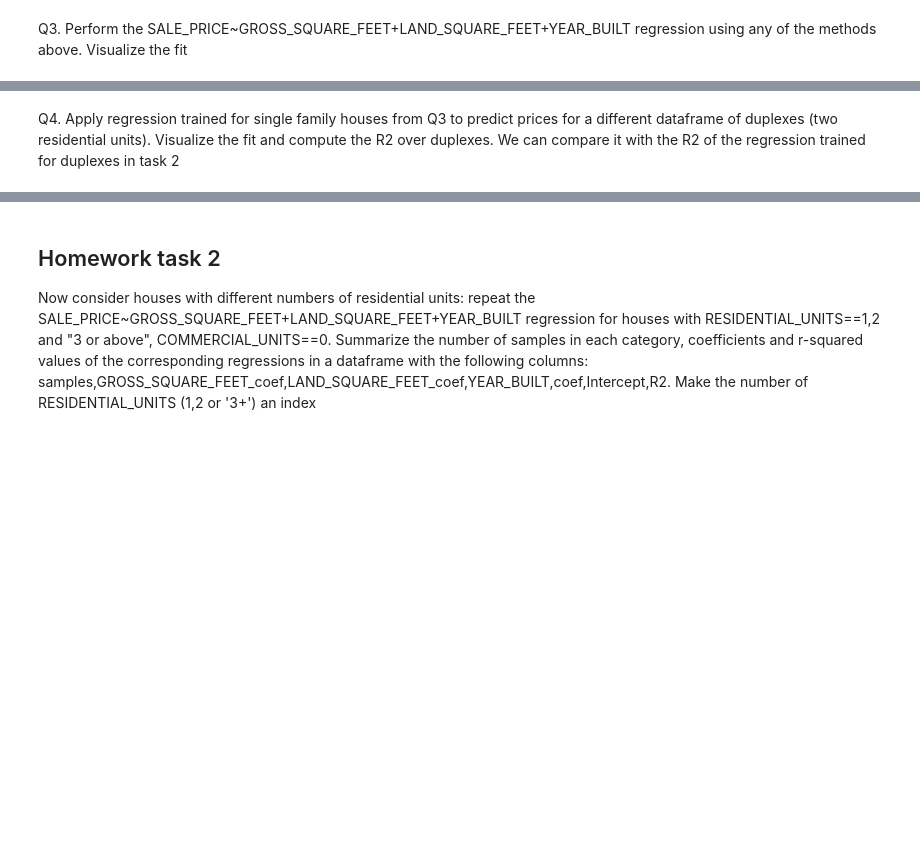
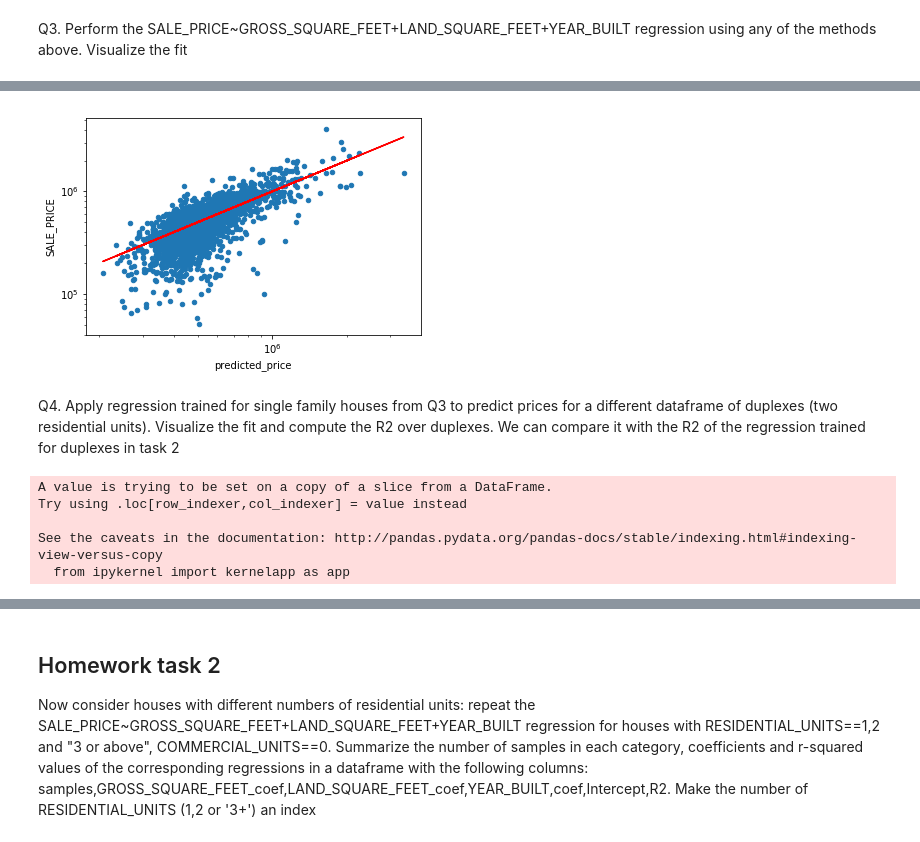
Before and after one commit to tharma3/ads, a Jupyter notebook: session3_mrn291.ipynb, the cells around one changed output, grey strips where cells are left out. Cells and saved outputs as stored; diff of their text form; code cells hidden in the pictures; blank space fills up the shorter version.

```diff
--- a/session3_mrn291.ipynb
+++ b/session3_mrn291.ipynb
@@ -589,2 +581,6 @@ Analize the single familty houses (RESIDENTIAL_UNITS==1, COMMERCIAL_UNITS==0) se
 # %% [markdown]
 Q1. Find the single-family house with the highest price per square foot
+# %%
+REStaten_['PRICE_PER_FOOT'] = REStaten_['GROSS_SQUARE_FEET'] / REStaten_['SALE_PRICE']
+sf = REStaten_.loc[(REStaten_['RESIDENTIAL_UNITS']==1)&(REStaten_['COMMERCIAL_UNITS']==0)]
+sf.loc[sf['PRICE_PER_FOOT'].idxmax()]
@@ -593,2 +614,6 @@ Q2. Build correlation matrix for YEAR_BUILT,GROSS_SQUARE_FEET, LAND_SQUARE_FEET
 # %% [markdown]
 Q3. Perform the SALE_PRICE~GROSS_SQUARE_FEET+LAND_SQUARE_FEET+YEAR_BUILT regression using any of the methods above. Visualize the fit
+# %%
+lm = smf.ols(formula='SALE_PRICE~GROSS_SQUARE_FEET+LAND_SQUARE_FEET+YEAR_BUILT', data = sf).fit()
+print(lm.summary())
+sf['predicted_price']=lm.predict()
@@ -595,2 +643,18 @@ Q3. Perform the SALE_PRICE~GROSS_SQUARE_FEET+LAND_SQUARE_FEET+YEAR_BUILT regress
+# %%
+fig, ax = plt.subplots() #get axis to plot on
+ax.set_xscale('log'); ax.set_yscale('log') #set up log-scale for axis
+sf.plot(ax=ax,kind='scatter',x='predicted_price',y='SALE_PRICE') #show the data
+ax.plot(sf.predicted_price,sf.predicted_price,'r-'); #show the regression line
+# %% [output]
+[figure, added]
 # %% [markdown]
 Q4. Apply regression trained for single family houses from Q3 to predict prices for a different dataframe of duplexes (two residential units). Visualize the fit and compute the R2 over duplexes. We can compare it with the R2 of the regression trained for duplexes in task 2
+# %%
+duplex = REStaten_.loc[(REStaten_['RESIDENTIAL_UNITS']==2)&(REStaten_['COMMERCIAL_UNITS']==0)]
+duplex['predicted_price'] = lm.predict(duplex)
+# %% [output]
+A value is trying to be set on a copy of a slice from a DataFrame.
+Try using .loc[row_indexer,col_indexer] = value instead
+
+See the caveats in the documentation: http://pandas.pydata.org/pandas-docs/stable/indexing.html#indexing-view-versus-copy
+  from ipykernel import kernelapp as app
```
Also changed, not shown: parts of 33 cells of this notebook.
